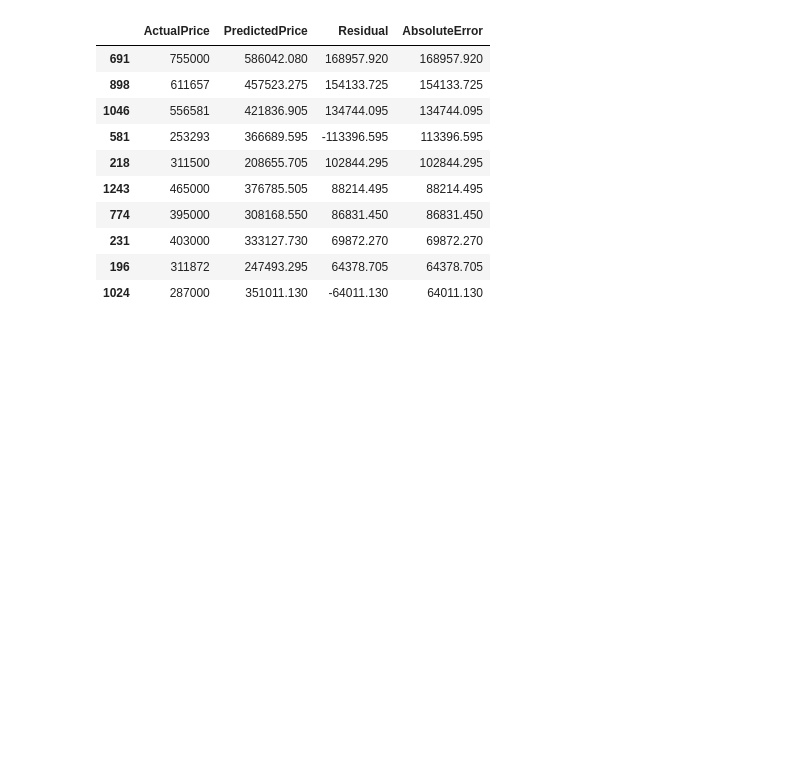
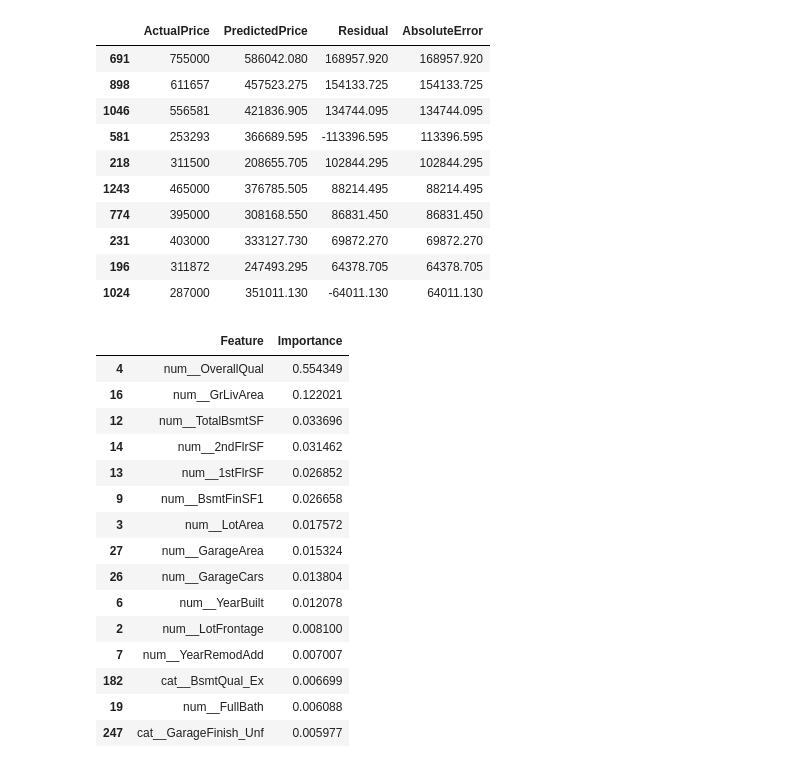
Before and after one commit to rimhamwi14h/house-price-prediction, a Jupyter notebook: notebooks/02_preprocessing_and_model.ipynb, the cells around one changed output. Cells and saved outputs as stored; diff of their text form; code cells hidden in the pictures; blank space fills up the shorter version.

```diff
--- a/notebooks/02_preprocessing_and_model.ipynb
+++ b/notebooks/02_preprocessing_and_model.ipynb
@@ -179,3 +180,34 @@ error_analysis.sort_values(
 | 231 | 403000 | 333127.730 | 69872.270 | 69872.270 |
 | 196 | 311872 | 247493.295 | 64378.705 | 64378.705 |
 | 1024 | 287000 | 351011.130 | -64011.130 | 64011.130 |
+# %%
+fitted_preprocessor = rf_model.named_steps["preprocessor"]
+feature_names = fitted_preprocessor.get_feature_names_out()
+rf_regressor = rf_model.named_steps["regressor"]
+importances = rf_regressor.feature_importances_
+feature_importance = pd.DataFrame({
+    "Feature": feature_names,
+    "Importance": importances
+})
+feature_importance = feature_importance.sort_values(
+    "Importance",
+    ascending=False
+)
+feature_importance.head(15)
+# %% [output]
+|  | Feature | Importance |
+| 4 | num__OverallQual | 0.554349 |
+| 16 | num__GrLivArea | 0.122021 |
+| 12 | num__TotalBsmtSF | 0.033696 |
+| 14 | num__2ndFlrSF | 0.031462 |
+| 13 | num__1stFlrSF | 0.026852 |
+| 9 | num__BsmtFinSF1 | 0.026658 |
+| 3 | num__LotArea | 0.017572 |
+| 27 | num__GarageArea | 0.015324 |
+| 26 | num__GarageCars | 0.013804 |
+| 6 | num__YearBuilt | 0.012078 |
+| 2 | num__LotFrontage | 0.008100 |
+| 7 | num__YearRemodAdd | 0.007007 |
+| 182 | cat__BsmtQual_Ex | 0.006699 |
+| 19 | num__FullBath | 0.006088 |
+| 247 | cat__GarageFinish_Unf | 0.005977 |
```
Also changed, not shown: parts of 4 cells of this notebook, 1 other file.
